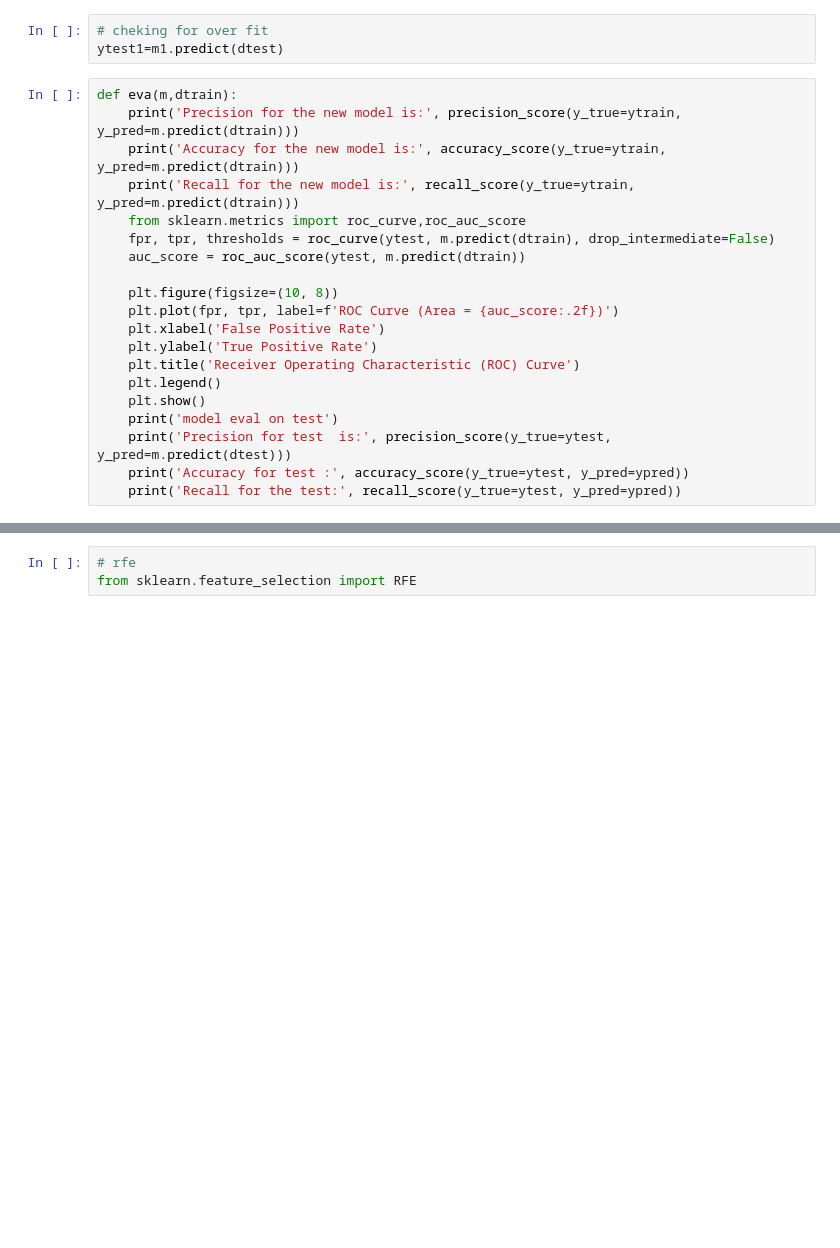
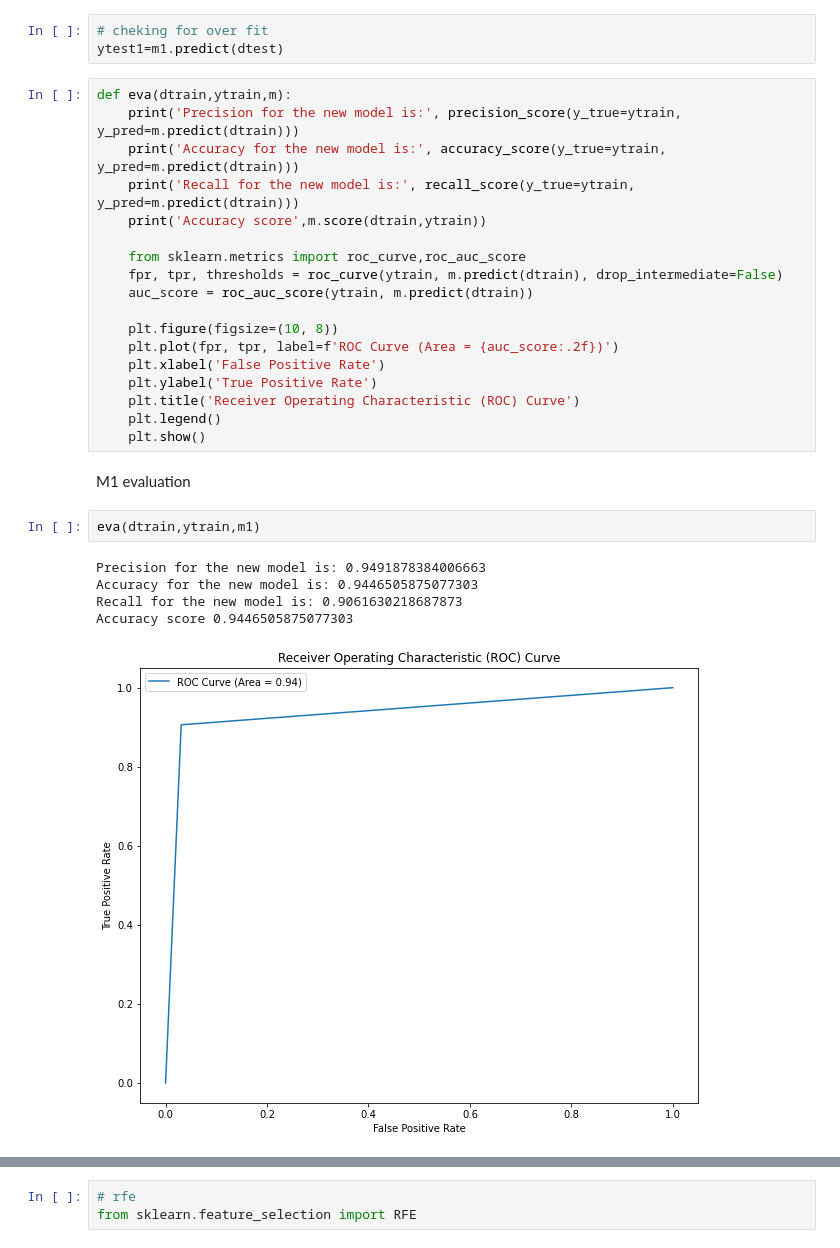
Before and after one commit to dhimanarya/Lead_Scoring_Case_Study, a Jupyter notebook: code file.ipynb, the cells around one changed output, grey strips where cells are left out. Saved outputs shown, nothing was run; the diff lists cells and outputs as text; blank space fills up the shorter version.

Commit message:
Model finalised

```diff
--- a/code file.ipynb
+++ b/code file.ipynb
@@ -1143,13 +1134,15 @@ r2 0.9446505875077303
 # cheking for over fit
 ytest1=m1.predict(dtest)
 # %%
-def eva(m,dtrain):
+def eva(dtrain,ytrain,m):
     print('Precision for the new model is:', precision_score(y_true=ytrain, y_pred=m.predict(dtrain)))
     print('Accuracy for the new model is:', accuracy_score(y_true=ytrain, y_pred=m.predict(dtrain)))
     print('Recall for the new model is:', recall_score(y_true=ytrain, y_pred=m.predict(dtrain)))
+    print('Accuracy score',m.score(dtrain,ytrain))
+
     from sklearn.metrics import roc_curve,roc_auc_score
-    fpr, tpr, thresholds = roc_curve(ytest, m.predict(dtrain), drop_intermediate=False)
-    auc_score = roc_auc_score(ytest, m.predict(dtrain))
+    fpr, tpr, thresholds = roc_curve(ytrain, m.predict(dtrain), drop_intermediate=False)
+    auc_score = roc_auc_score(ytrain, m.predict(dtrain))
 
     plt.figure(figsize=(10, 8))
     plt.plot(fpr, tpr, label=f'ROC Curve (Area = {auc_score:.2f})')
@@ -1158,8 +1151,14 @@ def eva(m,dtrain):
     plt.title('Receiver Operating Characteristic (ROC) Curve')
     plt.legend()
     plt.show()
-    print('model eval on test')
-    print('Precision for test  is:', precision_score(y_true=ytest, y_pred=m.predict(dtest)))
-    print('Accuracy for test :', accuracy_score(y_true=ytest, y_pred=ypred))
-    print('Recall for the test:', recall_score(y_true=ytest, y_pred=ypred))
+# %% [markdown]
+M1 evaluation
+# %%
+eva(dtrain,ytrain,m1)
+# %% [output]
+Precision for the new model is: 0.9491878384006663
+Accuracy for the new model is: 0.9446505875077303
+Recall for the new model is: 0.9061630218687873
+Accuracy score 0.9446505875077303
+[figure, added]
 # %%
```
Also changed, not shown: parts of 53 cells of this notebook, 2 other files.
